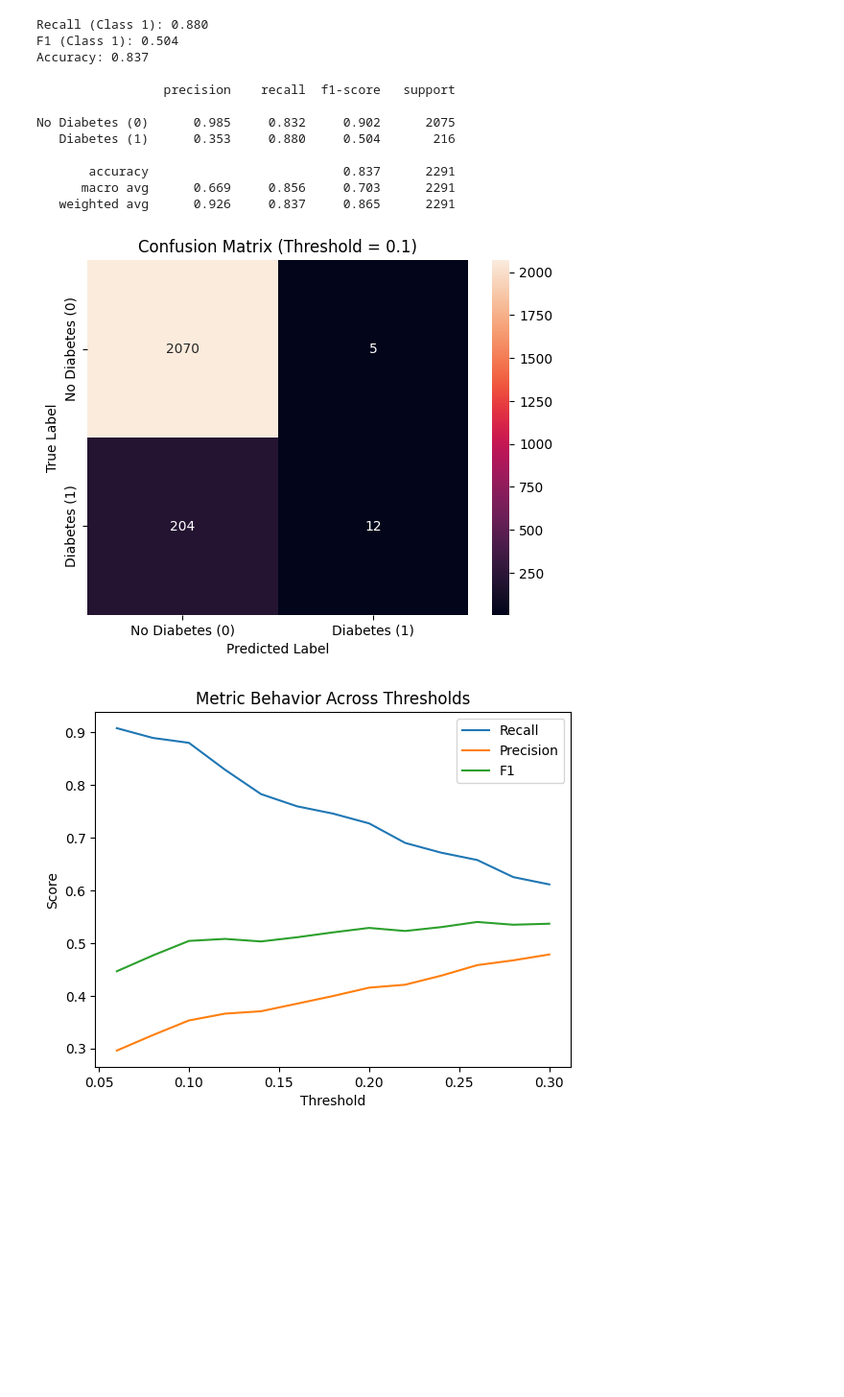
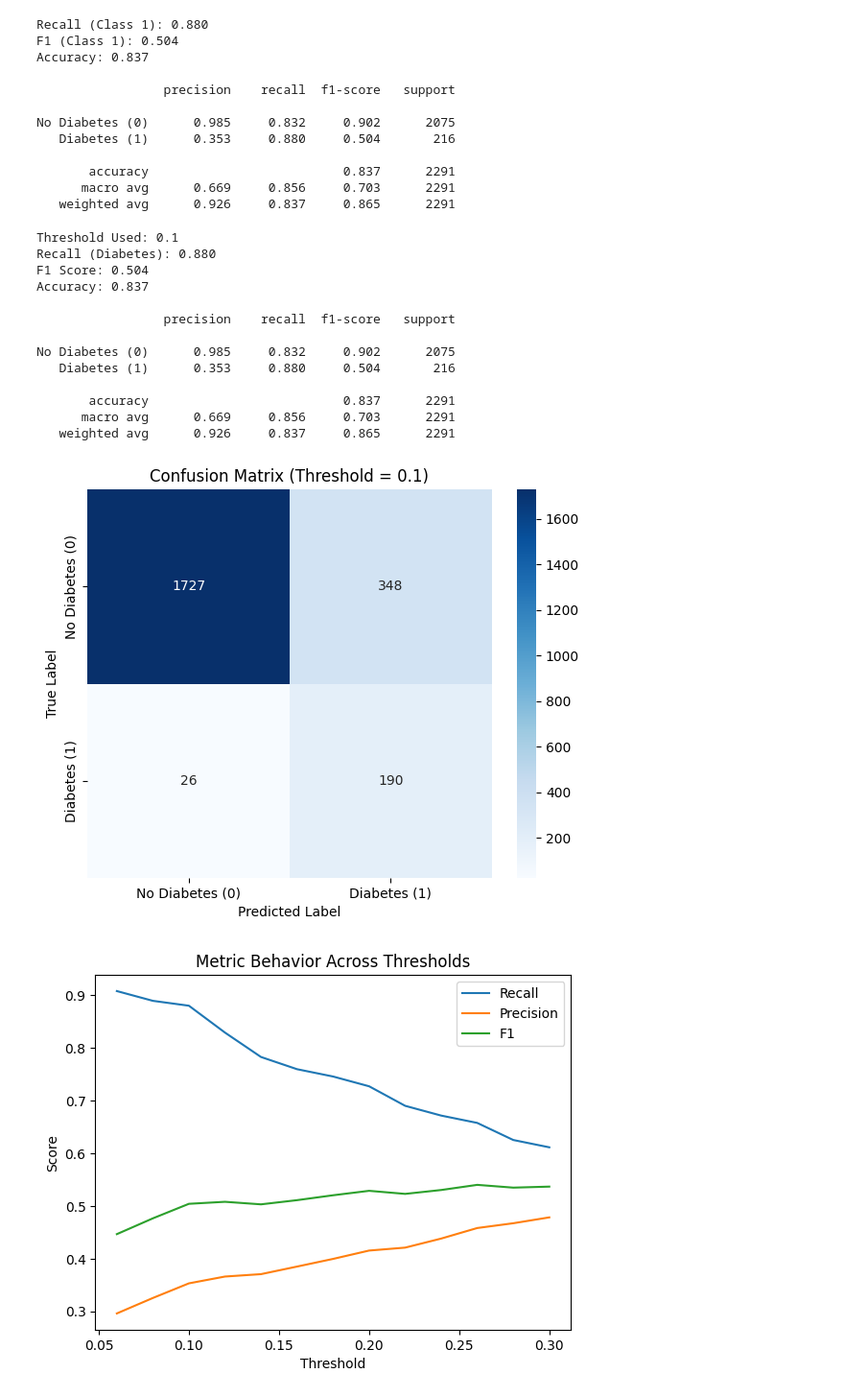
Before and after one commit to mankiratsaini2005/25ws-42.17, a Jupyter notebook: main.ipynb, the cells around one changed output. Shown at 96% size. Cells and saved outputs as stored; diff of their text form; code cells hidden in the pictures; blank space fills up the shorter version.

```diff
--- a/main.ipynb
+++ b/main.ipynb
@@ -1297,27 +1304,73 @@ No Diabetes (0)      0.985     0.832     0.902      2075
       macro avg      0.669     0.856     0.703      2291
    weighted avg      0.926     0.837     0.865      2291
 # %%
+import numpy as np
 import matplotlib.pyplot as plt
 import seaborn as sns
-from sklearn.metrics import confusion_matrix
+from sklearn.metrics import (
+    recall_score,
+    f1_score,
+    accuracy_score,
+    classification_report,
+    confusion_matrix
+)
+
+
+pipe = fitted_pipelines["Gradient Boosting"]
+
+
+threshold = 0.10
+
+
+probs = pipe.predict_proba(X_test)[:, 1]
+preds = (probs >= threshold).astype(int)
+
+
+recall_pos = recall_score(y_test, preds)
+f1_pos = f1_score(y_test, preds)
+accuracy = accuracy_score(y_test, preds)
+
+print(f"Threshold Used: {threshold}")
+print(f"Recall (Diabetes): {recall_pos:.3f}")
+print(f"F1 Score: {f1_pos:.3f}")
+print(f"Accuracy: {accuracy:.3f}")
+print()
+
+print(classification_report(
+    y_test,
+    preds,
+    target_names=["No Diabetes (0)", "Diabetes (1)"],
+    digits=3
+))
+
 
 cm = confusion_matrix(y_test, preds)
 
-plt.figure()
-sns.heatmap(
-    cm,
-    annot=True,
-    fmt="d",
-    xticklabels=["No Diabetes (0)", "Diabetes (1)"],
-    yticklabels=["No Diabetes (0)", "Diabetes (1)"]
-)
+plt.figure(figsize=(6,5))
+sns.heatmap(cm, annot=True, fmt="d", cmap="Blues",
+            xticklabels=["No Diabetes (0)", "Diabetes (1)"],
+            yticklabels=["No Diabetes (0)", "Diabetes (1)"])
 
+plt.title(f"Confusion Matrix (Threshold = {threshold})")
+plt.ylabel("True Label")
 plt.xlabel("Predicted Label")
-plt.ylabel("True Label")
-plt.title(f"Confusion Matrix (Threshold = {threshold})")
+plt.tight_layout()
 plt.show()
 # %% [output]
+Threshold Used: 0.1
+Recall (Diabetes): 0.880
+F1 Score: 0.504
+Accuracy: 0.837
+
+                 precision    recall  f1-score   support
+
+No Diabetes (0)      0.985     0.832     0.902      2075
+   Diabetes (1)      0.353     0.880     0.504       216
+
+       accuracy                          0.837      2291
+      macro avg      0.669     0.856     0.703      2291
+   weighted avg      0.926     0.837     0.865      2291
-[figure, old version]
+[figure, new version]
 # %%
 plt.figure()
 plt.plot(threshold_df["Threshold"], threshold_df["Recall"], label="Recall")
```
Also changed, not shown: parts of 2 cells of this notebook.
